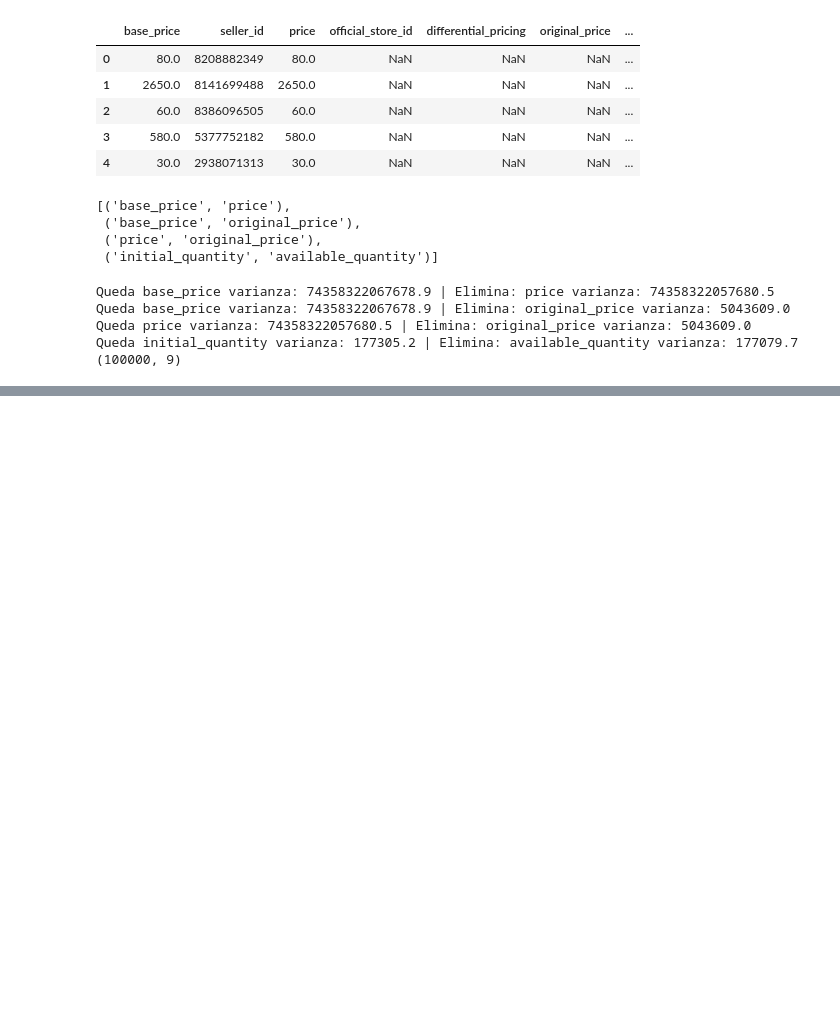
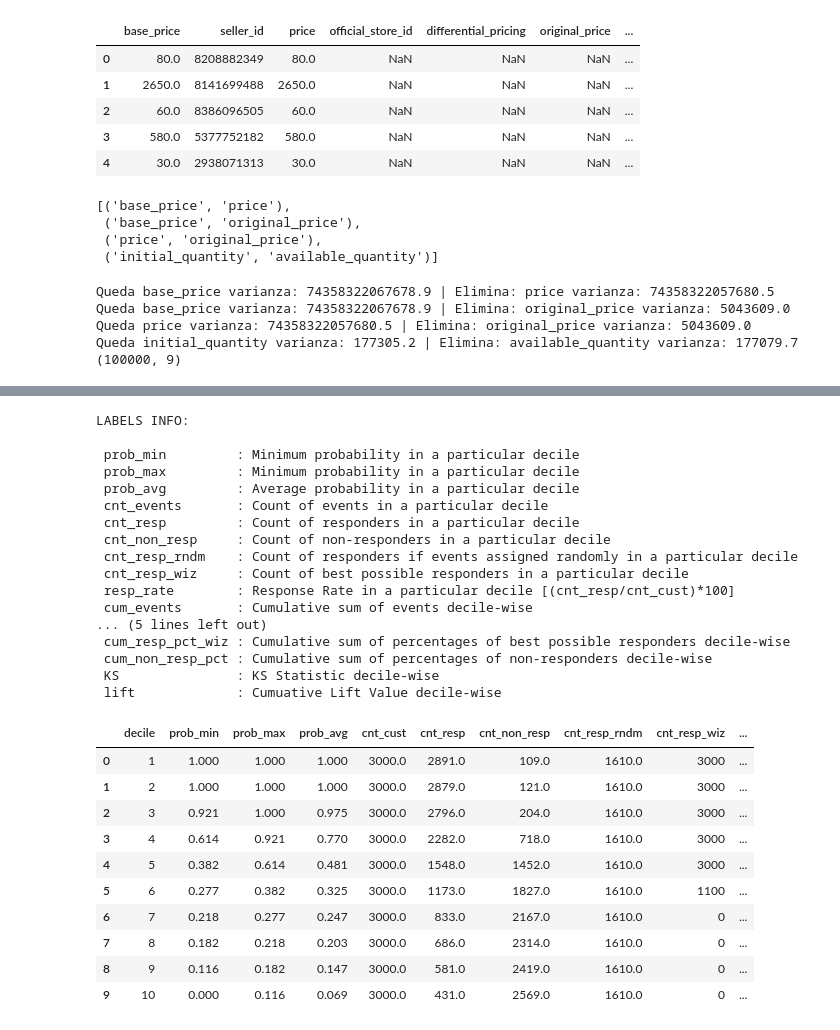
Before and after one commit to jmpaiba123/new_or_used_algorithm_MELI, a Jupyter notebook: jupyter_notebooks/02_training_model_ML.ipynb, the cells around one changed output, grey strips where cells are left out. Saved outputs shown, nothing was run; the diff lists cells and outputs as text; code cells hidden in the pictures; blank space fills up the shorter version.

```diff
--- a/jupyter_notebooks/02_training_model_ML.ipynb
+++ b/jupyter_notebooks/02_training_model_ML.ipynb
@@ -205,0 +264,7 @@ Queda initial_quantity varianza: 177305.2 | Elimina: available_quantity varianza
+# %%
+data = dataset_02.sample(frac=0.70, random_state=2024)
+data_validacion = dataset_02.drop(data.index)
+data.reset_index(inplace=True, drop=True)
+data_validacion.reset_index(inplace=True, drop=True)
+print(data.shape)
+print(data_validacion.shape)
@@ -211,0 +461,2 @@ col_categoricas
+# %%
+a = s.predict_model(best, data=data_validacion, raw_score=True)
@@ -211,0 +501,33 @@ col_categoricas
+# %%
+import kds # LIFT PLOT
+report_lift = kds.metrics.report(a['target'], a['prediction_score_1'])
+report_lift
+# %% [output]
+LABELS INFO:
+
+ prob_min         : Minimum probability in a particular decile
+ prob_max         : Minimum probability in a particular decile
+ prob_avg         : Average probability in a particular decile
+ cnt_events       : Count of events in a particular decile
+ cnt_resp         : Count of responders in a particular decile
+ cnt_non_resp     : Count of non-responders in a particular decile
+ cnt_resp_rndm    : Count of responders if events assigned randomly in a particular decile
+ cnt_resp_wiz     : Count of best possible responders in a particular decile
+ resp_rate        : Response Rate in a particular decile [(cnt_resp/cnt_cust)*100]
+ cum_events       : Cumulative sum of events decile-wise
+... (5 lines left out)
+ cum_resp_pct_wiz : Cumulative sum of percentages of best possible responders decile-wise
+ cum_non_resp_pct : Cumulative sum of percentages of non-responders decile-wise
+ KS               : KS Statistic decile-wise
+ lift             : Cumuative Lift Value decile-wise
+|  | decile | prob_min | prob_max | prob_avg | cnt_cust | cnt_resp | cnt_non_resp | cnt_resp_rndm | cnt_resp_wiz | ... |
+| 0 | 1 | 1.000 | 1.000 | 1.000 | 3000.0 | 2891.0 | 109.0 | 1610.0 | 3000 | ... |
+| 1 | 2 | 1.000 | 1.000 | 1.000 | 3000.0 | 2879.0 | 121.0 | 1610.0 | 3000 | ... |
+| 2 | 3 | 0.921 | 1.000 | 0.975 | 3000.0 | 2796.0 | 204.0 | 1610.0 | 3000 | ... |
+| 3 | 4 | 0.614 | 0.921 | 0.770 | 3000.0 | 2282.0 | 718.0 | 1610.0 | 3000 | ... |
+| 4 | 5 | 0.382 | 0.614 | 0.481 | 3000.0 | 1548.0 | 1452.0 | 1610.0 | 3000 | ... |
+| 5 | 6 | 0.277 | 0.382 | 0.325 | 3000.0 | 1173.0 | 1827.0 | 1610.0 | 1100 | ... |
+| 6 | 7 | 0.218 | 0.277 | 0.247 | 3000.0 | 833.0 | 2167.0 | 1610.0 | 0 | ... |
+| 7 | 8 | 0.182 | 0.218 | 0.203 | 3000.0 | 686.0 | 2314.0 | 1610.0 | 0 | ... |
+| 8 | 9 | 0.116 | 0.182 | 0.147 | 3000.0 | 581.0 | 2419.0 | 1610.0 | 0 | ... |
+| 9 | 10 | 0.000 | 0.116 | 0.069 | 3000.0 | 431.0 | 2569.0 | 1610.0 | 0 | ... |
```
Also changed, not shown: parts of 35 cells of this notebook, 4 other files.
